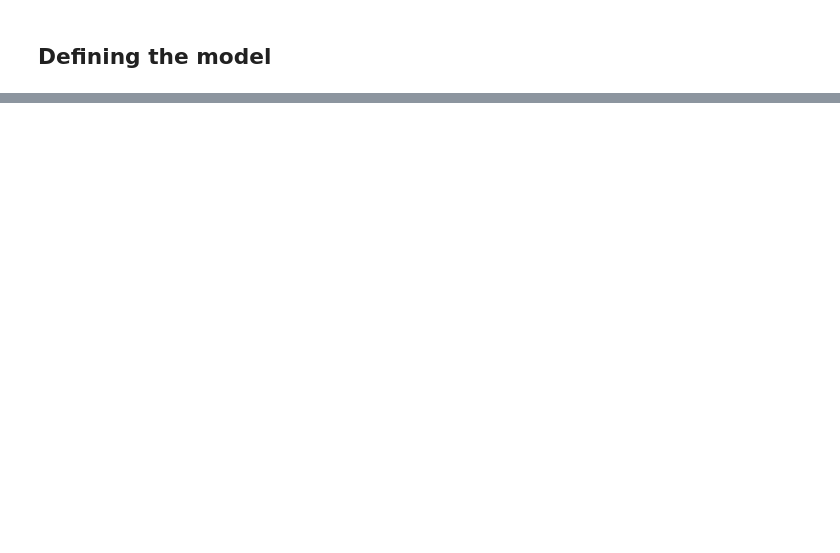
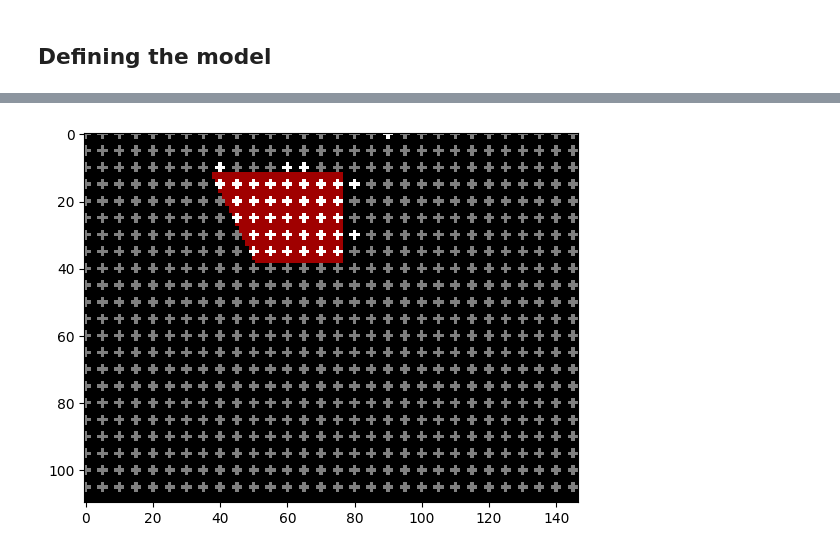
Before and after one commit to tadeohepperle/advanced_bioimage_programming, a Jupyter notebook: bioimage_programming_final_project/index.ipynb, the cells around one changed output, grey strips where cells are left out. Drawn from its saved outputs; the diff is of its cells as text; code cells hidden in the pictures; blank space fills up the shorter version.

```diff
--- a/bioimage_programming_final_project/index.ipynb
+++ b/bioimage_programming_final_project/index.ipynb
@@ -325,0 +358,79 @@ def apply_model_on_image(model, train_image: TrainImage):
+# %%
+import math
+
+PredictionGrid = Dict[Tuple[int,int],Tuple[int,int,float]]
+
+def batched(iterable, batch_size=100):
+    l = []
+    for (i,e) in enumerate(iterable):
+        l.append(e)
+        if((i+1) % batch_size == 0):
+            yield l
+            l =[]
+    if(len(l) > 0):
+        yield l
+
+def get_prediction_grid(model: Sequential, image: cv.Mat) -> PredictionGrid:
+    """grid of (grid_i, grid_j) values that contains the actual pixel position (i,j) and the prediction as a float from 0.0-1.0
+    """
+    dic: PredictionGrid = dict()
+    for batch in batched(convolution_frames(image)):
+        frames = [f for (_,_,_,_,f) in batch]
+        stacked_frames = tf.stack(frames)
+        predictions = list(model.predict(stacked_frames)) # type: ignore #
+        for ((i,j,grid_i,grid_j,_),p) in zip(batch, predictions):
+            dic[(grid_i,grid_j)]= (i,j,float(p))
+    return dic
+
+def filter_grid(prediction_grid: PredictionGrid, cutoff: float = 0.5) -> PredictionGrid:
+    return { (grid_i,grid_j): (i,j,p) for ((grid_i,grid_j), (i,j,p)) in prediction_grid.items() if p >= cutoff }
+
+
+def prediction_to_color(p):
+    # c = (255-int(p*255)*2, 100, int(p*255) * 2)
+    # p  = np.clip(p-0.5*2 + 1 ,0,1)
+    p = 0.5 if p<0.5 else 1.0
+    return (int(p*255),int(p*255),int(p*255))
+
+def draw_prediction_grid(image: cv.Mat, grid: PredictionGrid):
+    # draw a dot in the rescaled train_image for each element:
+    output: cv.Mat = image.copy()
+    output_dots_only: cv.Mat = image.copy()
+    output_dots_only[:,:,:] = 0.0
+    for ((grid_i,grid_j), (i,j,p)) in grid.items():
+        color = prediction_to_color(p)
+        cv.drawMarker(output,(int(j),int(i)), color=color, markerType=cv.MARKER_CROSS,
+        thickness=1, markerSize=int(PIXEL_GRID_SIZE / 2))
+        # cv.drawMarker(output_dots_only,(int(j),int(i)), color=color, markerType=cv.MARKER_CROSS,
+        # thickness=1, markerSize=int(PIXEL_GRID_SIZE / 2))
+    plt.imshow(output)
+    plt.show()
+    # plt.imshow(output_dots_only)
+    # plt.show()
+
+
+def prediction_grid_to_circles(grid: PredictionGrid) -> List[np.ndarray]:
+    circles: List[np.ndarray] = []
+    for ((grid_i,grid_j), (i,j,p)) in grid.items():
+        point_seq = Point(i,j).buffer(PIXEL_GRID_SIZE / 2).exterior.coords
+        points = np.array([point for point in point_seq], np.int32)
+        circles.append(points)
+    return circles
+
+def draw_point_shapes_on_image(image: cv.Mat, polys: List[np.ndarray]) -> cv.Mat:
+    output = cv.fillPoly(im, pts=polys, color=(0,255,255))
+    plt.imshow(output)
+    return output
+
+
+
+
+
+im = train_im.resized
+grid = get_prediction_grid(model, im)
+draw_prediction_grid(im_with_annotations, grid)
+
+# circles = prediction_grid_to_circles(filtered_grid)
+# draw_point_shapes_on_image(im, circles)
+# %% [output]
+[figure, added]
```
Also changed, not shown: parts of 8 cells of this notebook, 6 other files.
